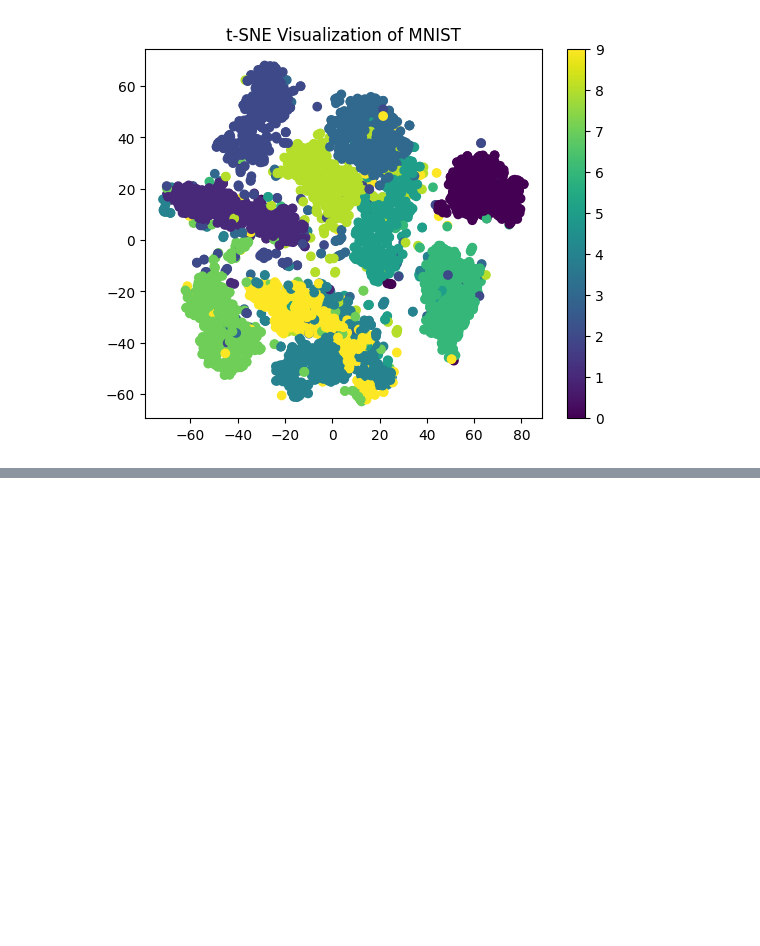
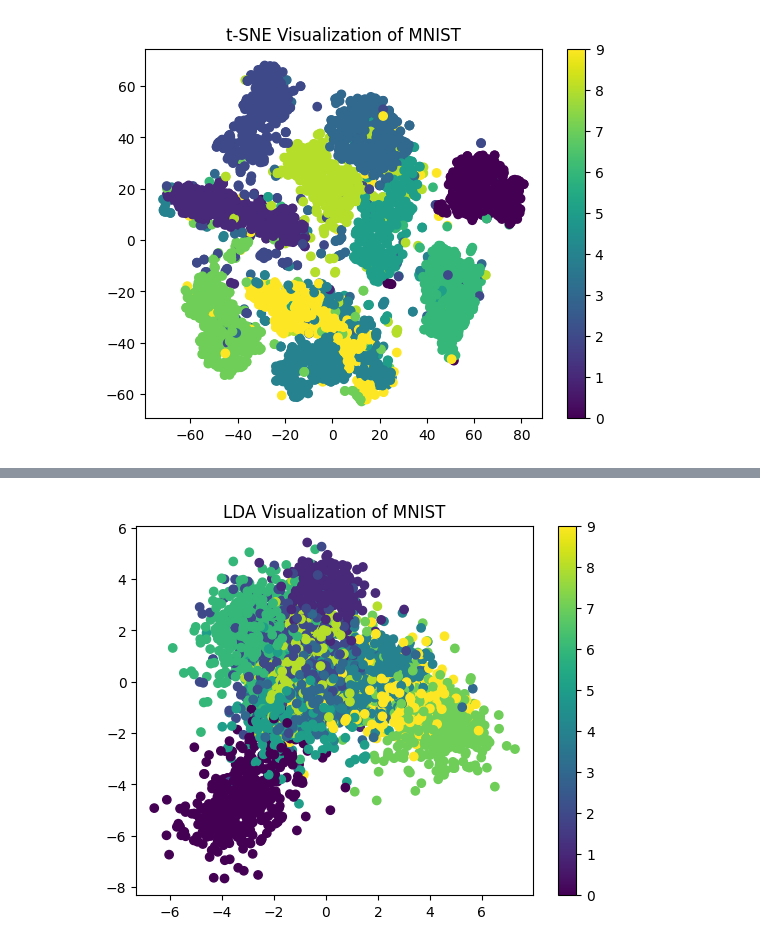
Before and after one commit to kazisohrabuddintitu/TSNE, a Jupyter notebook: TSNE_on_MNIST.ipynb, the cells around one changed output, grey strips where cells are left out. Drawn from its saved outputs; the diff is of its cells as text; code cells hidden in the pictures; blank space fills up the shorter version.

```diff
--- a/TSNE_on_MNIST.ipynb
+++ b/TSNE_on_MNIST.ipynb
@@ -20,0 +33,11 @@ plt.show()
+# %%
+lda = LinearDiscriminantAnalysis(n_components=2)
+lda.fit(X,y)
+X_lda = lda.transform(X)
+# %%
+plt.scatter(X_lda[:, 0], X_lda[:, 1], c=y)
+plt.colorbar()
+plt.title('LDA Visualization of MNIST')
+plt.show()
+# %% [output]
+[figure, added]
```
Also changed, not shown: parts of 5 cells of this notebook.
